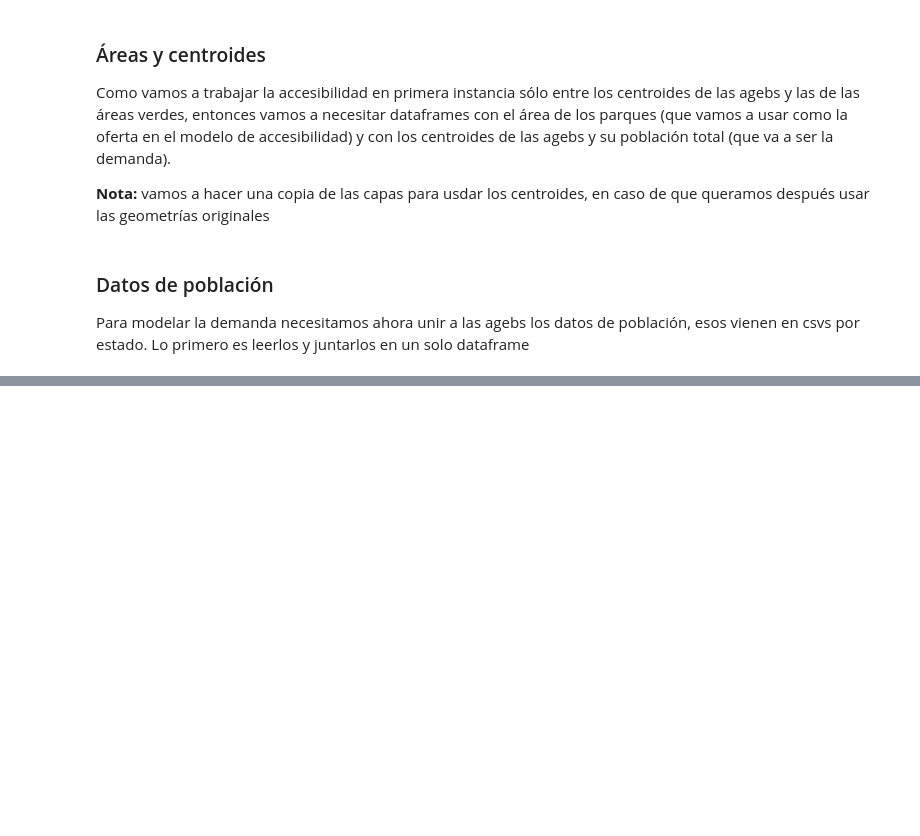
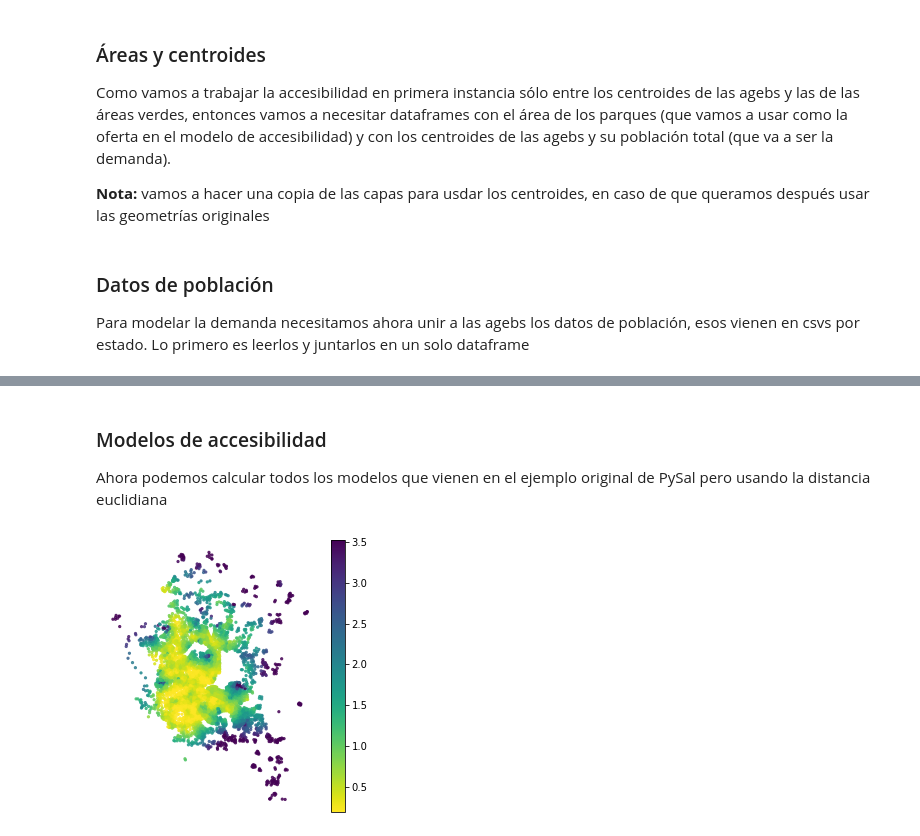
Before and after one commit to CentroGeo/temas-selectos-geoinformatica, a Jupyter notebook: accesibilidad/accesibilidad_01.ipynb, the cells around one changed output, grey strips where cells are left out. Cells and saved outputs as stored; diff of their text form; code cells hidden in the pictures; blank space fills up the shorter version.

```diff
--- a/accesibilidad/accesibilidad_01.ipynb
+++ b/accesibilidad/accesibilidad_01.ipynb
@@ -108,0 +122,8 @@ datos_zmvm
+# %%
+# Nos conviene tener una columna que identifique a cada parque
+areas_verdes_centroides = areas_verdes_centroides.reset_index().rename({'index':'id_parque'}, axis=1)
+# Creamos el producto cruz
+cost_df = agebs_zmvm_centroides[['CVEGEO']].merge(areas_verdes_centroides[['id_parque']], how='cross')
+# Agregamos una columna de costo con puros ceros
+cost_df['cost'] = 0
+cost_df
@@ -108,0 +144,4 @@ datos_zmvm
+# %%
+# renombramos las columnas para que tengan más sentido
+cost_df.columns = ['origen', 'destino', 'cost']
+cost_df
@@ -108,0 +166,16 @@ datos_zmvm
+# %%
+from access import Access, weights
+A = Access(demand_df            = agebs_zmvm_centroides,
+           demand_index         = 'CVEGEO',
+           demand_value         = 'POBTOT',
+           supply_df            = areas_verdes_centroides,
+           supply_index         = 'id_parque',
+           supply_value         = 'area',
+           cost_df              = cost_df,
+           cost_origin          = 'origen',
+           cost_dest            = 'destino',
+           cost_name            = 'cost',
+           neighbor_cost_df     = cost_df,
+           neighbor_cost_origin = 'origen',
+           neighbor_cost_dest   = 'destino',
+           neighbor_cost_name   = 'cost')
@@ -108,0 +202,3 @@ datos_zmvm
+# %% [markdown]
+### Modelos de accesibilidad
+Ahora podemos calcular todos los modelos que vienen en el ejemplo original de PySal pero usando la distancia euclidiana
@@ -108,0 +227,12 @@ datos_zmvm
+# %%
+mapa_accesibilidad = agebs_zmvm_centroides.set_index('CVEGEO')[["geometry"]].join(A.norm_access_df, how = "inner")
+def plot(v, ax = None, leg = True):
+    swap_colors = "raam" in v
+    mapa_accesibilidad.plot(v, legend = leg, figsize = (5, 5),
+                cmap = "viridis_r" if swap_colors else "viridis",
+                markersize = 5, alpha = 0.8, ax = ax,
+                vmin = mapa_accesibilidad[v].quantile(0.05), vmax = mapa_accesibilidad[v].quantile(0.95)).set_axis_off()
+# %%
+plot("raam_area")
+# %% [output]
+[figure, added]
```
Also changed, not shown: parts of 14 cells of this notebook, 1 other file.
